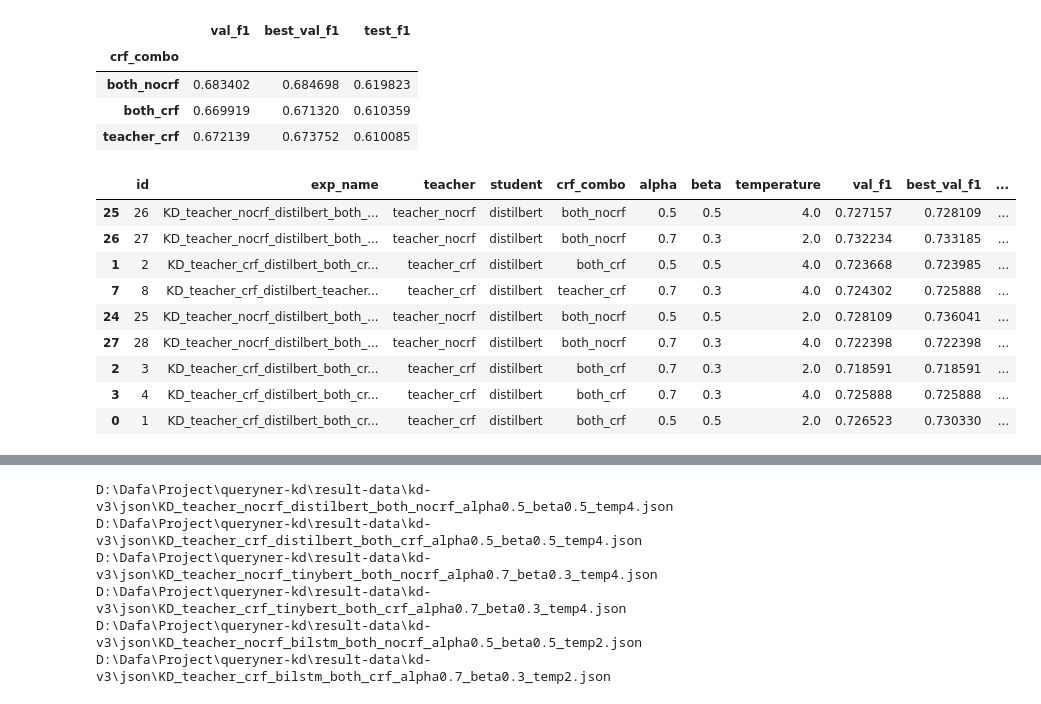
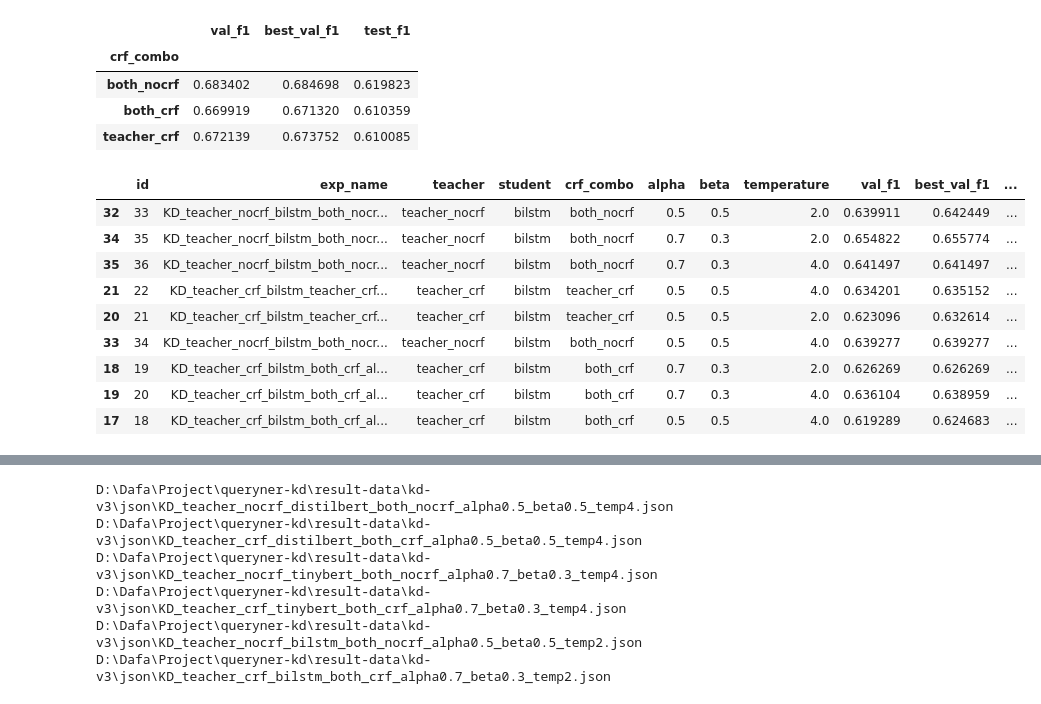
Before and after one commit to mdfwg/queryner-kd, a Jupyter notebook: notebook/result-analysis.ipynb, the cells around one changed output, grey strips where cells are left out. Saved outputs shown, nothing was run; the diff lists cells and outputs as text; code cells hidden in the pictures.

```diff
--- a/notebook/result-analysis.ipynb
+++ b/notebook/result-analysis.ipynb
@@ -306,15 +306,15 @@ df.groupby(["crf_combo"]).agg({"val_f1": "mean", "best_val_f1": "mean", "test_f1
 | both_crf | 0.669919 | 0.671320 | 0.610359 |
 | teacher_crf | 0.672139 | 0.673752 | 0.610085 |
 # %%
-df[df["student"] == "distilbert"].sort_values(by="test_f1", ascending=False).head(9)
+df[df["student"] == "bilstm"].sort_values(by="test_f1", ascending=False).head(9)
 # %% [output]
 |  | id | exp_name | teacher | student | crf_combo | alpha | beta | temperature | val_f1 | best_val_f1 | ... |
-| 25 | 26 | KD_teacher_nocrf_distilbert_both_... | teacher_nocrf | distilbert | both_nocrf | 0.5 | 0.5 | 4.0 | 0.727157 | 0.728109 | ... |
-| 26 | 27 | KD_teacher_nocrf_distilbert_both_... | teacher_nocrf | distilbert | both_nocrf | 0.7 | 0.3 | 2.0 | 0.732234 | 0.733185 | ... |
-| 1 | 2 | KD_teacher_crf_distilbert_both_cr... | teacher_crf | distilbert | both_crf | 0.5 | 0.5 | 4.0 | 0.723668 | 0.723985 | ... |
-| 7 | 8 | KD_teacher_crf_distilbert_teacher... | teacher_crf | distilbert | teacher_crf | 0.7 | 0.3 | 4.0 | 0.724302 | 0.725888 | ... |
-| 24 | 25 | KD_teacher_nocrf_distilbert_both_... | teacher_nocrf | distilbert | both_nocrf | 0.5 | 0.5 | 2.0 | 0.728109 | 0.736041 | ... |
-| 27 | 28 | KD_teacher_nocrf_distilbert_both_... | teacher_nocrf | distilbert | both_nocrf | 0.7 | 0.3 | 4.0 | 0.722398 | 0.722398 | ... |
-| 2 | 3 | KD_teacher_crf_distilbert_both_cr... | teacher_crf | distilbert | both_crf | 0.7 | 0.3 | 2.0 | 0.718591 | 0.718591 | ... |
-| 3 | 4 | KD_teacher_crf_distilbert_both_cr... | teacher_crf | distilbert | both_crf | 0.7 | 0.3 | 4.0 | 0.725888 | 0.725888 | ... |
-| 0 | 1 | KD_teacher_crf_distilbert_both_cr... | teacher_crf | distilbert | both_crf | 0.5 | 0.5 | 2.0 | 0.726523 | 0.730330 | ... |
+| 32 | 33 | KD_teacher_nocrf_bilstm_both_nocr... | teacher_nocrf | bilstm | both_nocrf | 0.5 | 0.5 | 2.0 | 0.639911 | 0.642449 | ... |
+| 34 | 35 | KD_teacher_nocrf_bilstm_both_nocr... | teacher_nocrf | bilstm | both_nocrf | 0.7 | 0.3 | 2.0 | 0.654822 | 0.655774 | ... |
+| 35 | 36 | KD_teacher_nocrf_bilstm_both_nocr... | teacher_nocrf | bilstm | both_nocrf | 0.7 | 0.3 | 4.0 | 0.641497 | 0.641497 | ... |
+| 21 | 22 | KD_teacher_crf_bilstm_teacher_crf... | teacher_crf | bilstm | teacher_crf | 0.5 | 0.5 | 4.0 | 0.634201 | 0.635152 | ... |
+| 20 | 21 | KD_teacher_crf_bilstm_teacher_crf... | teacher_crf | bilstm | teacher_crf | 0.5 | 0.5 | 2.0 | 0.623096 | 0.632614 | ... |
+| 33 | 34 | KD_teacher_nocrf_bilstm_both_nocr... | teacher_nocrf | bilstm | both_nocrf | 0.5 | 0.5 | 4.0 | 0.639277 | 0.639277 | ... |
+| 18 | 19 | KD_teacher_crf_bilstm_both_crf_al... | teacher_crf | bilstm | both_crf | 0.7 | 0.3 | 2.0 | 0.626269 | 0.626269 | ... |
+| 19 | 20 | KD_teacher_crf_bilstm_both_crf_al... | teacher_crf | bilstm | both_crf | 0.7 | 0.3 | 4.0 | 0.636104 | 0.638959 | ... |
+| 17 | 18 | KD_teacher_crf_bilstm_both_crf_al... | teacher_crf | bilstm | both_crf | 0.5 | 0.5 | 4.0 | 0.619289 | 0.624683 | ... |
```
Also changed, not shown: parts of 6 cells of this notebook, 21 other files.
